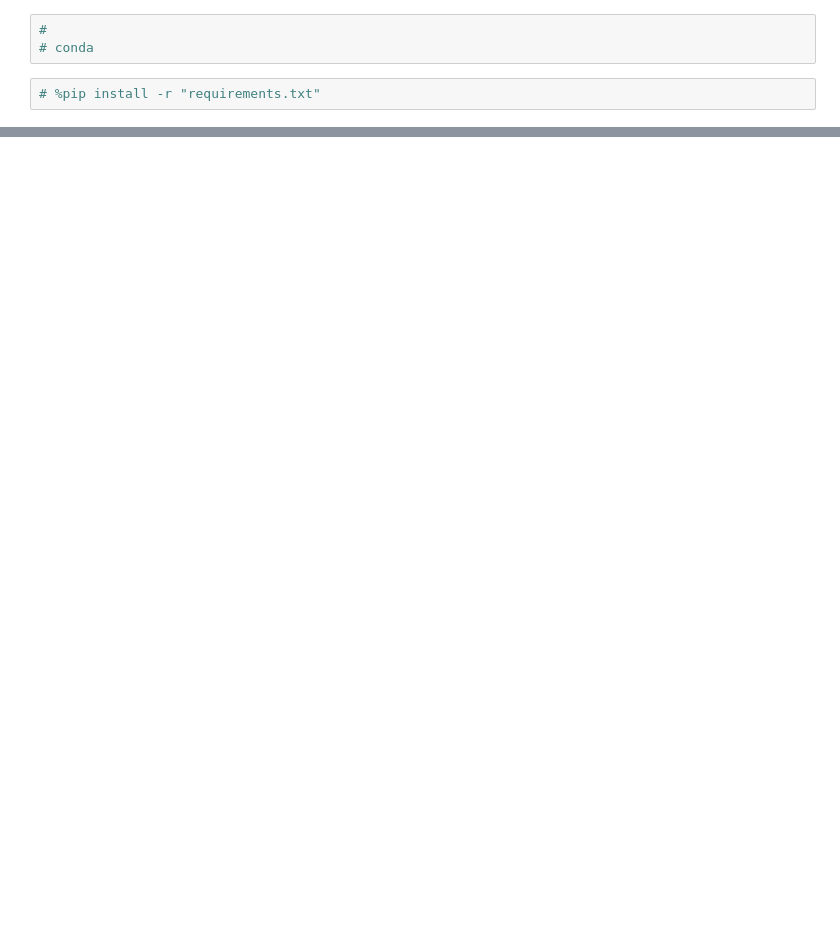
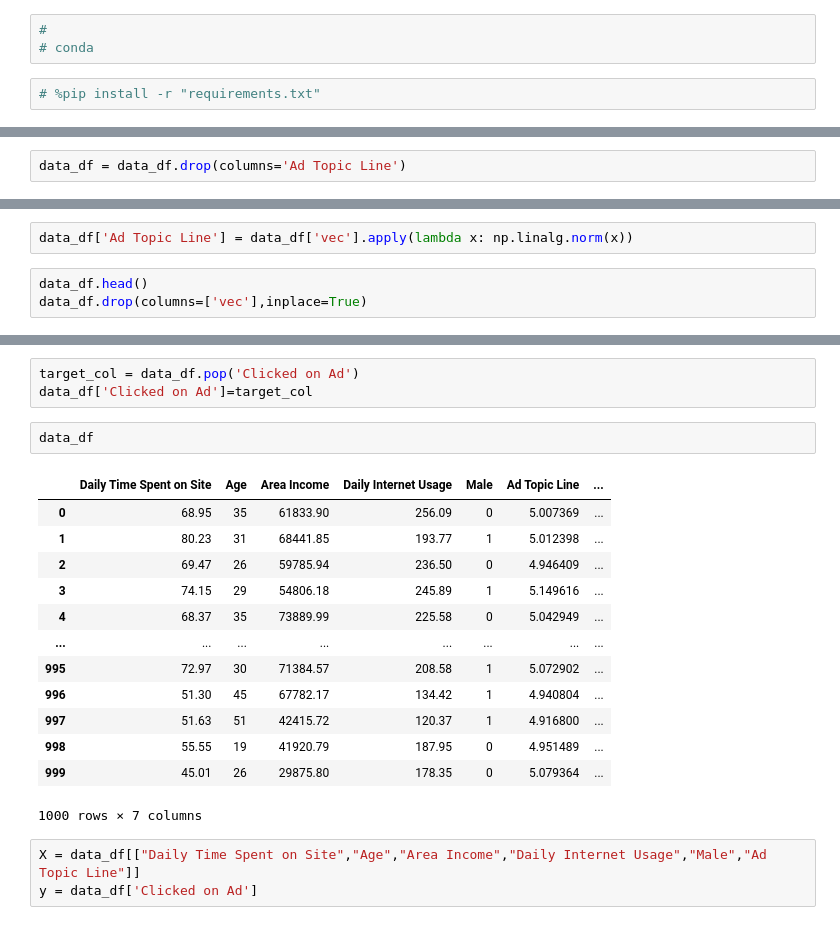
Before and after one commit to hansel-dias/Advertising-click-prediction, a Jupyter notebook: Advertising click prediction/model.ipynb, the cells around one changed output, grey strips where cells are left out. Saved outputs shown, nothing was run; the diff lists cells and outputs as text; blank space fills up the shorter version.

```diff
--- a/Advertising click prediction/model.ipynb
+++ b/Advertising click prediction/model.ipynb
@@ -33,0 +195,2 @@ import numpy as np
+# %%
+data_df = data_df.drop(columns='Ad Topic Line')
@@ -33,0 +206,5 @@ import numpy as np
+# %%
+data_df['Ad Topic Line'] = data_df['vec'].apply(lambda x: np.linalg.norm(x))
+# %%
+data_df.head()
+data_df.drop(columns=['vec'],inplace=True)
@@ -33,0 +234,22 @@ import numpy as np
+# %%
+target_col = data_df.pop('Clicked on Ad')
+data_df['Clicked on Ad']=target_col
+# %%
+data_df
+# %% [output]
+|  | Daily Time Spent on Site | Age | Area Income | Daily Internet Usage | Male | Ad Topic Line | ... |
+| 0 | 68.95 | 35 | 61833.90 | 256.09 | 0 | 5.007369 | ... |
+| 1 | 80.23 | 31 | 68441.85 | 193.77 | 1 | 5.012398 | ... |
+| 2 | 69.47 | 26 | 59785.94 | 236.50 | 0 | 4.946409 | ... |
+| 3 | 74.15 | 29 | 54806.18 | 245.89 | 1 | 5.149616 | ... |
+| 4 | 68.37 | 35 | 73889.99 | 225.58 | 0 | 5.042949 | ... |
+| ... | ... | ... | ... | ... | ... | ... | ... |
+| 995 | 72.97 | 30 | 71384.57 | 208.58 | 1 | 5.072902 | ... |
+| 996 | 51.30 | 45 | 67782.17 | 134.42 | 1 | 4.940804 | ... |
+| 997 | 51.63 | 51 | 42415.72 | 120.37 | 1 | 4.916800 | ... |
+| 998 | 55.55 | 19 | 41920.79 | 187.95 | 0 | 4.951489 | ... |
+| 999 | 45.01 | 26 | 29875.80 | 178.35 | 0 | 5.079364 | ... |
+1000 rows × 7 columns
+# %%
+X = data_df[["Daily Time Spent on Site","Age","Area Income","Daily Internet Usage","Male","Ad Topic Line"]]
+y = data_df['Clicked on Ad']
```
Also changed, not shown: parts of 30 cells of this notebook, 1 other file.
